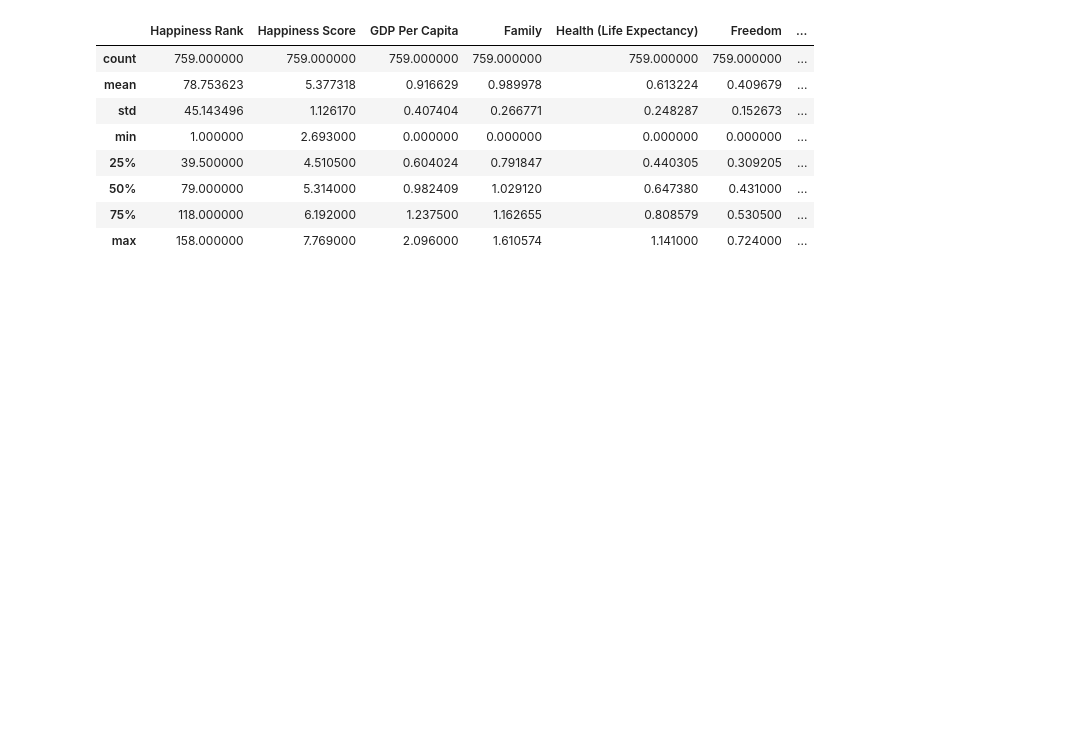
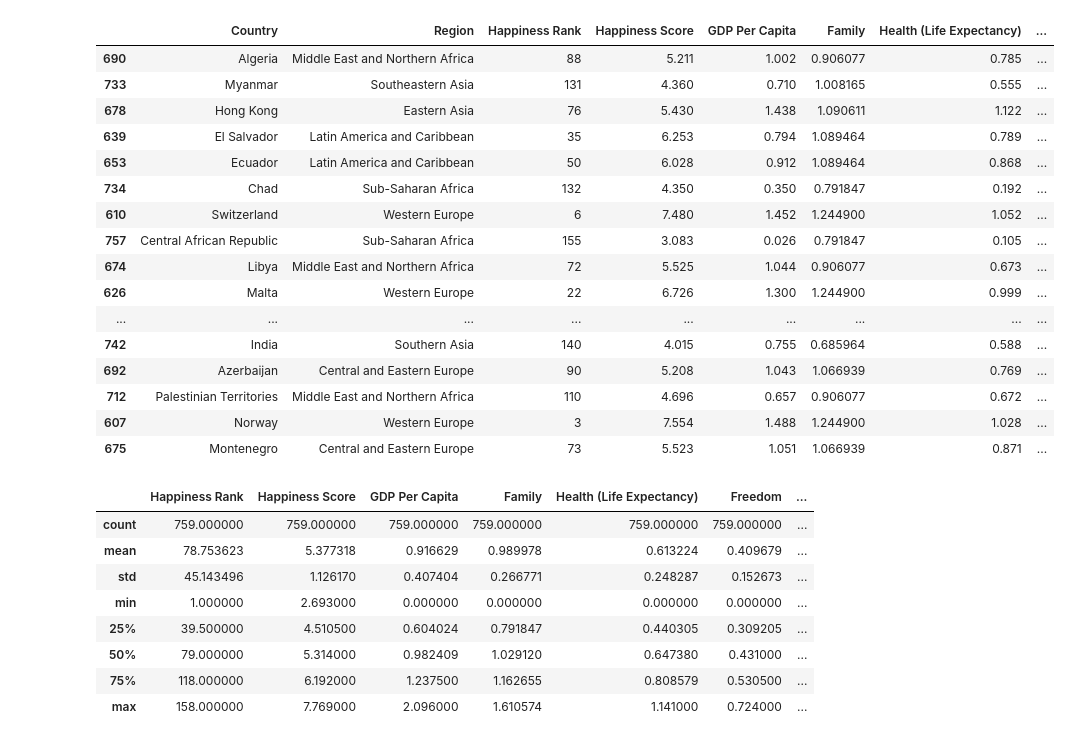
Before and after one commit to simrankgill/NSF_Mini_Project, a Jupyter notebook: WorldHappiness.ipynb, the cells around one changed output. Cells and saved outputs as stored; diff of their text form; code cells hidden in the pictures; blank space fills up the shorter version.

```diff
--- a/WorldHappiness.ipynb
+++ b/WorldHappiness.ipynb
@@ -121,0 +118,3 @@ plt.boxplot(DF['Family'])
+# %%
+DF2019 = DF[DF['Year']==2019]
+DF2019
@@ -122,3 +203,23 @@ plt.boxplot(DF['Family'])
+# %%
+DF2019.sample(20)
+# %% [output]
+|  | Country | Region | Happiness Rank | Happiness Score | GDP Per Capita | Family | Health (Life Expectancy) | ... |
+| 690 | Algeria | Middle East and Northern Africa | 88 | 5.211 | 1.002 | 0.906077 | 0.785 | ... |
+| 733 | Myanmar | Southeastern Asia | 131 | 4.360 | 0.710 | 1.008165 | 0.555 | ... |
+| 678 | Hong Kong | Eastern Asia | 76 | 5.430 | 1.438 | 1.090611 | 1.122 | ... |
+| 639 | El Salvador | Latin America and Caribbean | 35 | 6.253 | 0.794 | 1.089464 | 0.789 | ... |
+| 653 | Ecuador | Latin America and Caribbean | 50 | 6.028 | 0.912 | 1.089464 | 0.868 | ... |
+| 734 | Chad | Sub-Saharan Africa | 132 | 4.350 | 0.350 | 0.791847 | 0.192 | ... |
+| 610 | Switzerland | Western Europe | 6 | 7.480 | 1.452 | 1.244900 | 1.052 | ... |
+| 757 | Central African Republic | Sub-Saharan Africa | 155 | 3.083 | 0.026 | 0.791847 | 0.105 | ... |
+| 674 | Libya | Middle East and Northern Africa | 72 | 5.525 | 1.044 | 0.906077 | 0.673 | ... |
+| 626 | Malta | Western Europe | 22 | 6.726 | 1.300 | 1.244900 | 0.999 | ... |
+| ... | ... | ... | ... | ... | ... | ... | ... | ... |
+| 742 | India | Southern Asia | 140 | 4.015 | 0.755 | 0.685964 | 0.588 | ... |
+| 692 | Azerbaijan | Central and Eastern Europe | 90 | 5.208 | 1.043 | 1.066939 | 0.769 | ... |
+| 712 | Palestinian Territories | Middle East and Northern Africa | 110 | 4.696 | 0.657 | 0.906077 | 0.672 | ... |
+| 607 | Norway | Western Europe | 3 | 7.554 | 1.488 | 1.244900 | 1.028 | ... |
+| 675 | Montenegro | Central and Eastern Europe | 73 | 5.523 | 1.051 | 1.066939 | 0.871 | ... |
 # %%
 DF.describe()
 # %% [output]
```
Also changed, not shown: parts of 19 cells of this notebook.
